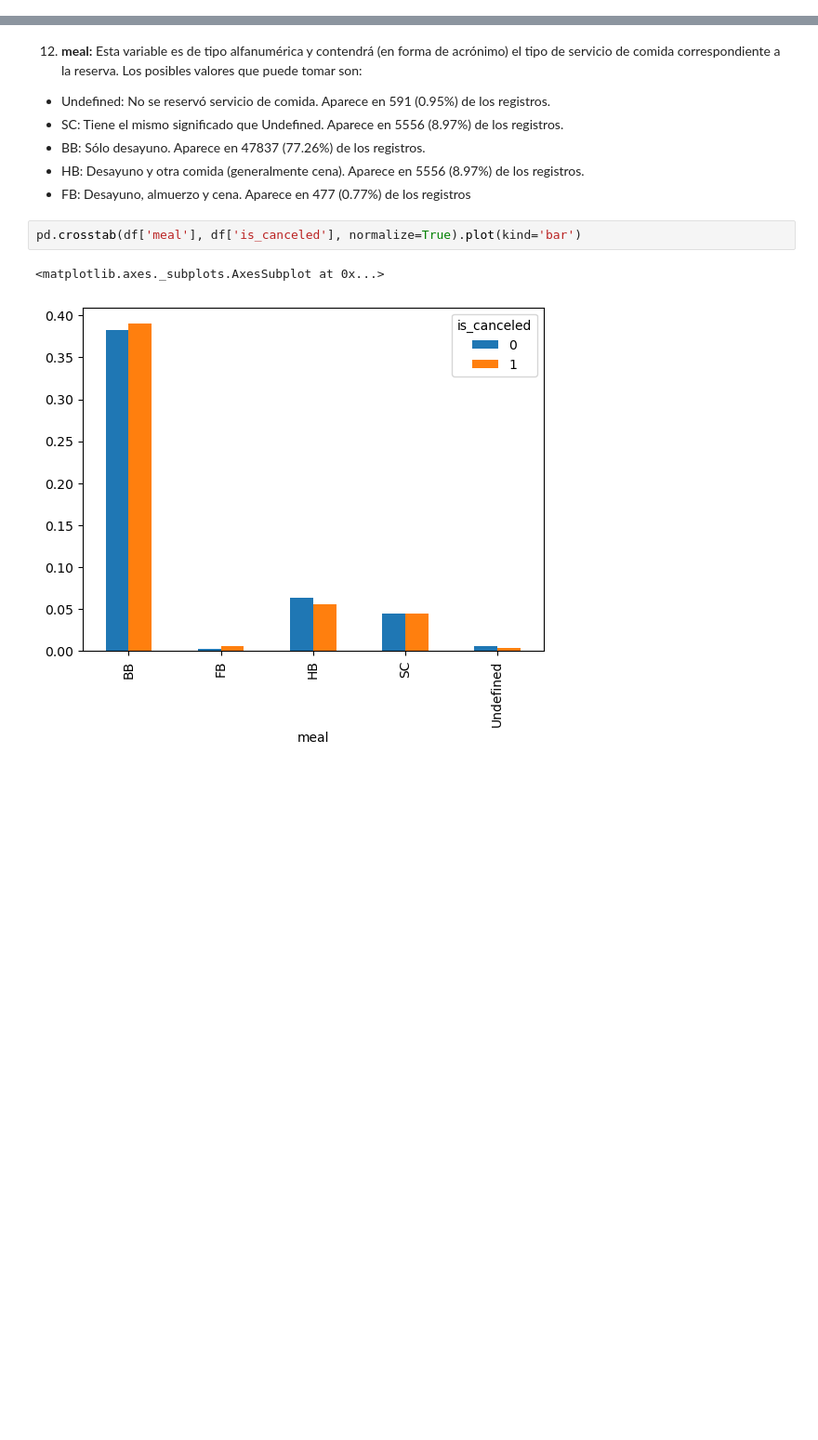
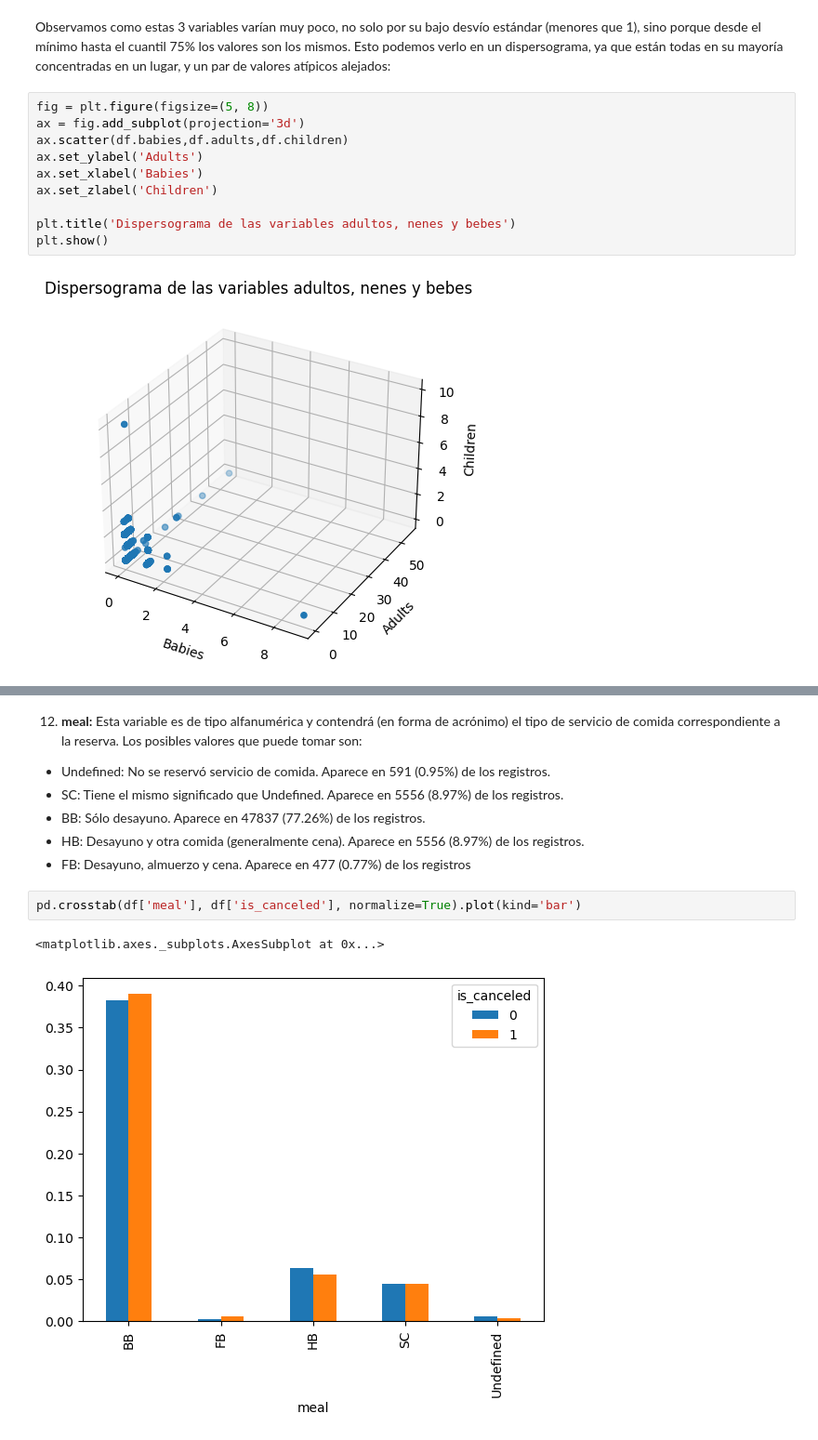
Before and after one commit to LuchoLorenzo1/7506R-1C2023-GRUPO19, a Jupyter notebook: 7506R_TP1_GRUPO19_CH1_ENTREGA.ipynb, the cells around one changed output, grey strips where cells are left out. Shown: that part at 93% size. Saved outputs shown, nothing was run; the diff lists cells and outputs as text; blank space fills up the shorter version.

```diff
--- a/7506R_TP1_GRUPO19_CH1_ENTREGA.ipynb
+++ b/7506R_TP1_GRUPO19_CH1_ENTREGA.ipynb
@@ -77,0 +157,15 @@ Name: booking_changes, dtype: float64
+# %% [markdown]
+Observamos como estas 3 variables varían muy poco, no solo por su bajo desvío estándar (menores que 1), sino porque desde el mínimo hasta el cuantil 75% los valores son los mismos.
+Esto podemos verlo en un dispersograma, ya que están todas en su mayoría concentradas en un lugar, y un par de valores atípicos alejados:
+# %%
+fig = plt.figure(figsize=(5, 8))
+ax = fig.add_subplot(projection='3d')
+ax.scatter(df.babies,df.adults,df.children)
+ax.set_ylabel('Adults')
+ax.set_xlabel('Babies')
+ax.set_zlabel('Children')
+
+plt.title('Dispersograma de las variables adultos, nenes y bebes')
+plt.show()
+# %% [output]
+[figure, added]
```
Also changed, not shown: parts of 42 cells of this notebook.
